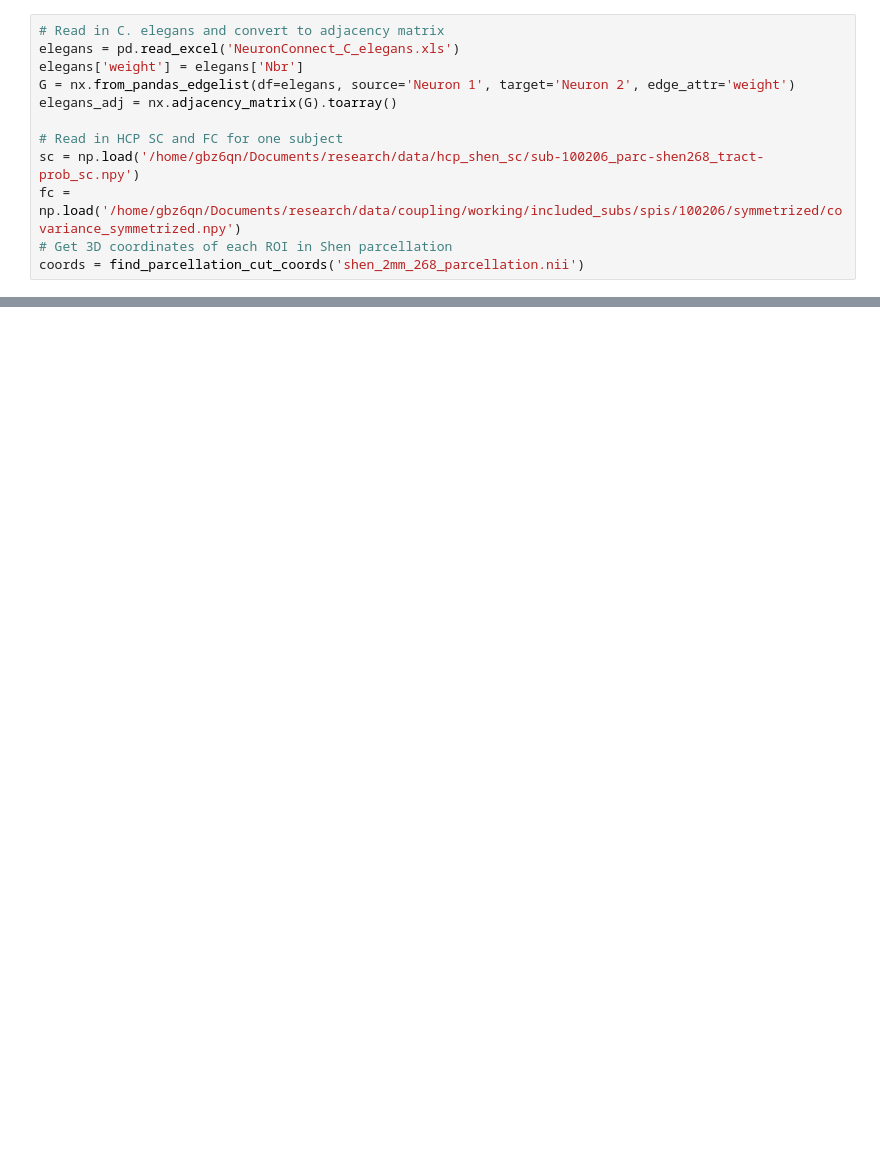
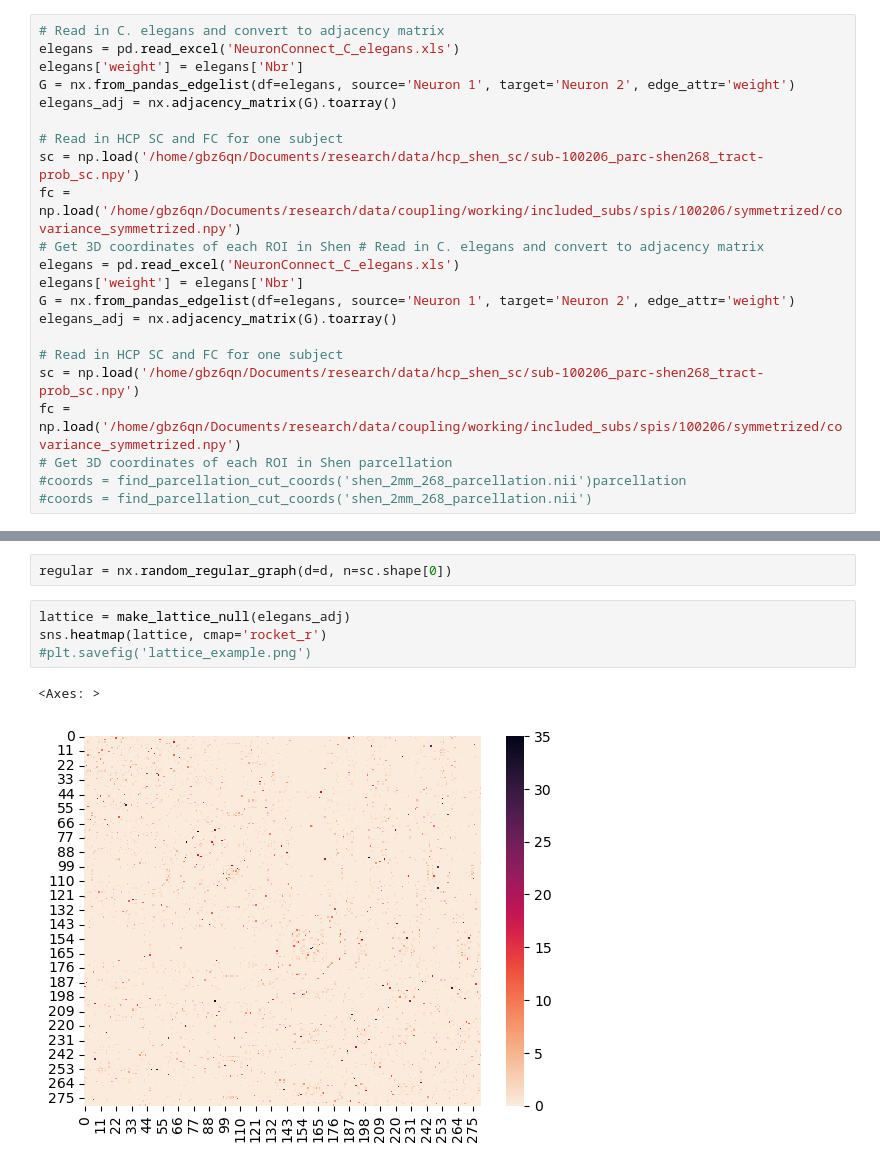
Before and after one commit to i-levy/network-science-final, a Jupyter notebook: setup_testing_v2.ipynb, the cells around one changed output, grey strips where cells are left out. Saved outputs shown, nothing was run; the diff lists cells and outputs as text; blank space fills up the shorter version.

```diff
--- a/setup_testing_v2.ipynb
+++ b/setup_testing_v2.ipynb
@@ -26,8 +29,18 @@ elegans_adj = nx.adjacency_matrix(G).toarray()
 # Read in HCP SC and FC for one subject
 sc = np.load('/home/gbz6qn/Documents/research/data/hcp_shen_sc/sub-100206_parc-shen268_tract-prob_sc.npy')
 fc = np.load('/home/gbz6qn/Documents/research/data/coupling/working/included_subs/spis/100206/symmetrized/covariance_symmetrized.npy')
+# Get 3D coordinates of each ROI in Shen # Read in C. elegans and convert to adjacency matrix
+elegans = pd.read_excel('NeuronConnect_C_elegans.xls')
+elegans['weight'] = elegans['Nbr']
+G = nx.from_pandas_edgelist(df=elegans, source='Neuron 1', target='Neuron 2', edge_attr='weight')
+elegans_adj = nx.adjacency_matrix(G).toarray()
+
+# Read in HCP SC and FC for one subject
+sc = np.load('/home/gbz6qn/Documents/research/data/hcp_shen_sc/sub-100206_parc-shen268_tract-prob_sc.npy')
+fc = np.load('/home/gbz6qn/Documents/research/data/coupling/working/included_subs/spis/100206/symmetrized/covariance_symmetrized.npy')
 # Get 3D coordinates of each ROI in Shen parcellation
-coords = find_parcellation_cut_coords('shen_2mm_268_parcellation.nii')
+#coords = find_parcellation_cut_coords('shen_2mm_268_parcellation.nii')parcellation
+#coords = find_parcellation_cut_coords('shen_2mm_268_parcellation.nii')
 # %%
 def make_spatial_lattice(adj, node_positions):
     """
@@ -277,0 +376,9 @@ swp
+# %%
+regular = nx.random_regular_graph(d=d, n=sc.shape[0])
+# %%
+lattice = make_lattice_null(elegans_adj)
+sns.heatmap(lattice, cmap='rocket_r')
+#plt.savefig('lattice_example.png')
+# %% [output]
+<Axes: >
+[figure, added]
```
Also changed, not shown: parts of 12 cells of this notebook, 6 other files.
